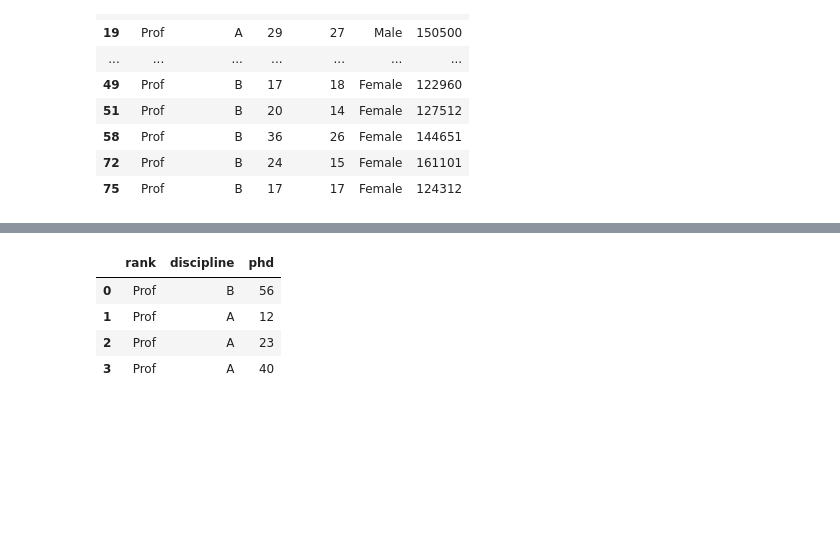
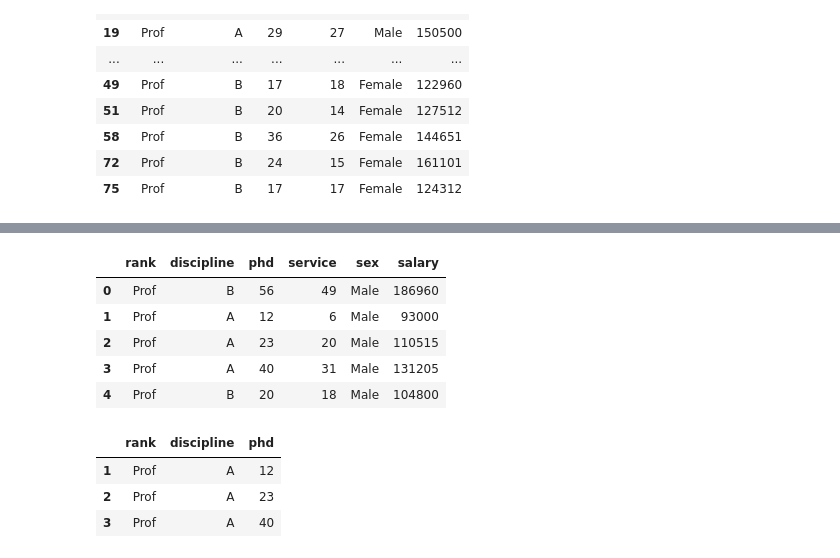
Before and after one commit to rajveersinghcse/Data-Science, a Jupyter notebook: Pandas/Pandas.ipynb, the cells around one changed output, grey strips where cells are left out. Saved outputs shown, nothing was run; the diff lists cells and outputs as text; code cells hidden in the pictures; blank space fills up the shorter version.

```diff
--- a/Pandas/Pandas.ipynb
+++ b/Pandas/Pandas.ipynb
@@ -184,0 +5,2 @@ Name: discipline, dtype: int64
+# %%
+df = pd.read_csv("Salaries.csv")
@@ -338,8 +332,16 @@ df[df['salary']>120000]
+# %%
+df.head()
+# %% [output]
+|  | rank | discipline | phd | service | sex | salary |
+| 0 | Prof | B | 56 | 49 | Male | 186960 |
+| 1 | Prof | A | 12 | 6 | Male | 93000 |
+| 2 | Prof | A | 23 | 20 | Male | 110515 |
+| 3 | Prof | A | 40 | 31 | Male | 131205 |
+| 4 | Prof | B | 20 | 18 | Male | 104800 |
 # %%
-df.iloc[0:4,0:3]
+df.iloc[1:4, 0:3]
 # %% [output]
 |  | rank | discipline | phd |
-| 0 | Prof | B | 56 |
 | 1 | Prof | A | 12 |
 | 2 | Prof | A | 23 |
 | 3 | Prof | A | 40 |
```
Also changed, not shown: parts of 72 cells of this notebook.
